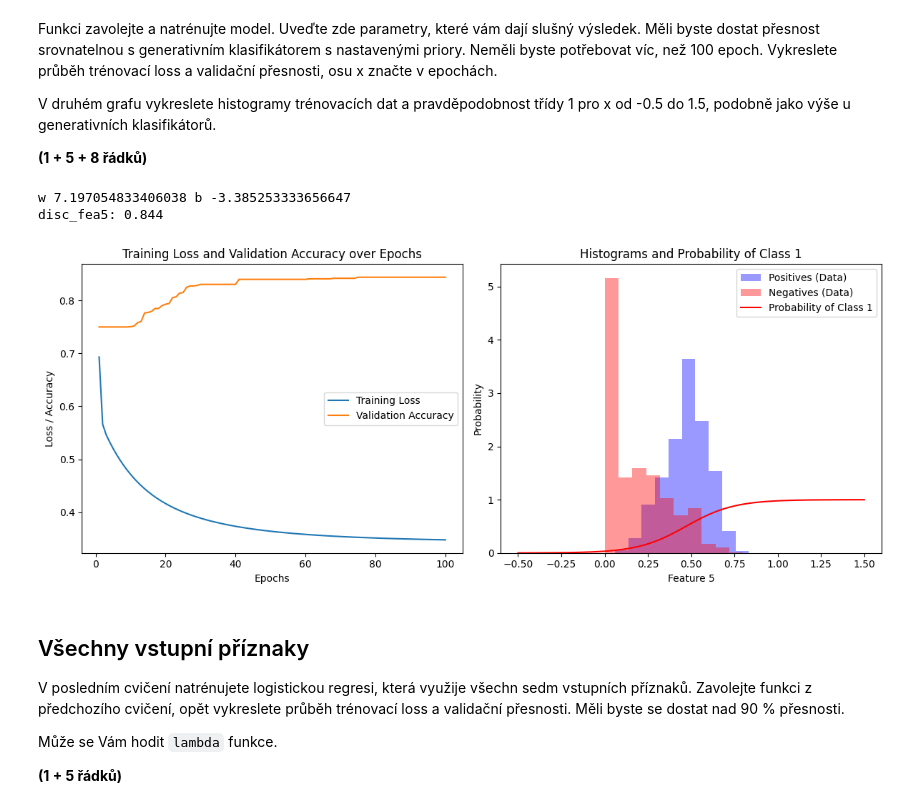
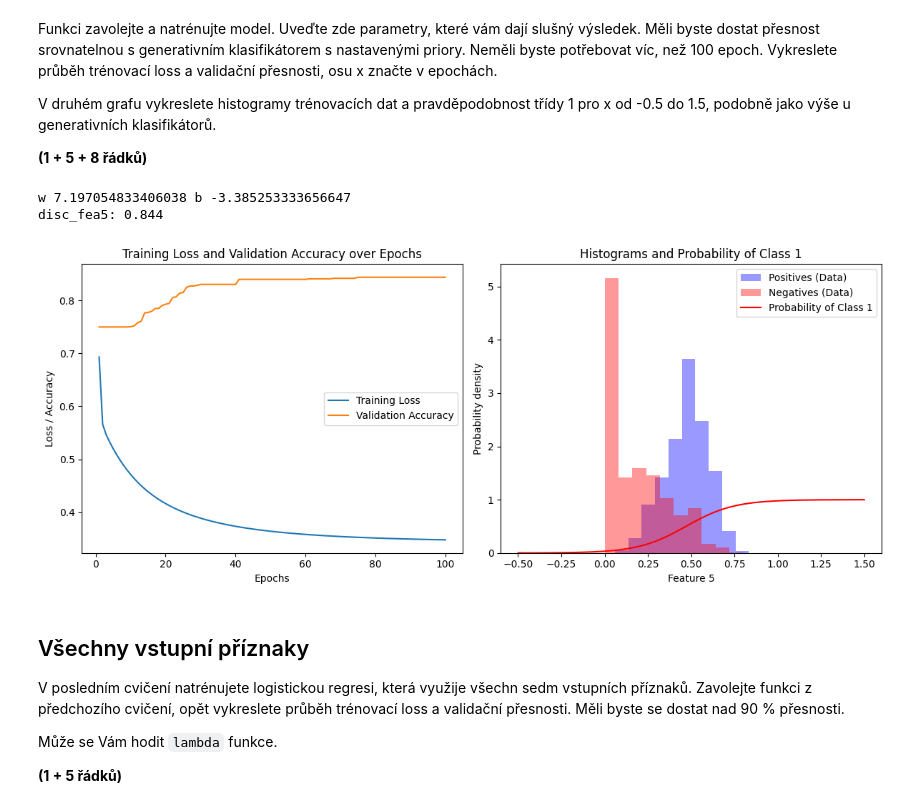
Before and after one commit to IamBahno/SUI-project-1, a Jupyter notebook: zadani.ipynb, the cells around one changed output. Drawn from its saved outputs; the diff is of its cells as text; code cells hidden in the pictures.

```diff
--- a/zadani.ipynb
+++ b/zadani.ipynb
@@ -351,35 +353,35 @@ epochs = np.arange(1, len(losses) + 1)
 plt.figure(figsize=(12, 5))
 
 # Graf 1: Průběh trénovací ztráty a validační přesnosti
 plt.subplot(1, 2, 1)
 plt.plot(epochs, losses, label='Training Loss')
 plt.plot(epochs, accuracies, label='Validation Accuracy')
 plt.xlabel('Epochs')
 plt.ylabel('Loss / Accuracy')
 plt.legend()
 plt.title('Training Loss and Validation Accuracy over Epochs')
 
 # Graf 2: Histogramy trénovacích dat a pravděpodobnosti třídy 1
 plt.subplot(1, 2, 2)
 x_range = np.linspace(-0.5, 1.5, 100)[:, np.newaxis]
 probs = disc_fea5.prob_class_1(x_range)
 
 
 plt.hist(train_dataset.pos[:, FOI], bins=10, color='blue', alpha=0.4, label='Positives (Data)', density=True, histtype='stepfilled')
 plt.hist(train_dataset.neg[:, FOI], bins=10, color='red', alpha=0.4, label='Negatives (Data)', density=True, histtype='stepfilled')
 
 plt.plot(x_range, probs, label='Probability of Class 1', color='red')
 plt.xlabel(f'Feature {FOI}')
-plt.ylabel('Probability')
+plt.ylabel('Probability density')
 plt.legend()
 plt.title('Histograms and Probability of Class 1')
 
 plt.tight_layout()
 plt.show()
 # %% [output]
 w 7.197054833406038 b -3.385253333656647
 disc_fea5: 0.844
-[figure, old version]
+[figure, new version]
 # %% [markdown]
 ## Všechny vstupní příznaky
 V posledním cvičení natrénujete logistickou regresi, která využije všechn sedm vstupních příznaků.
```
Also changed, not shown: parts of 1 cell of this notebook.
